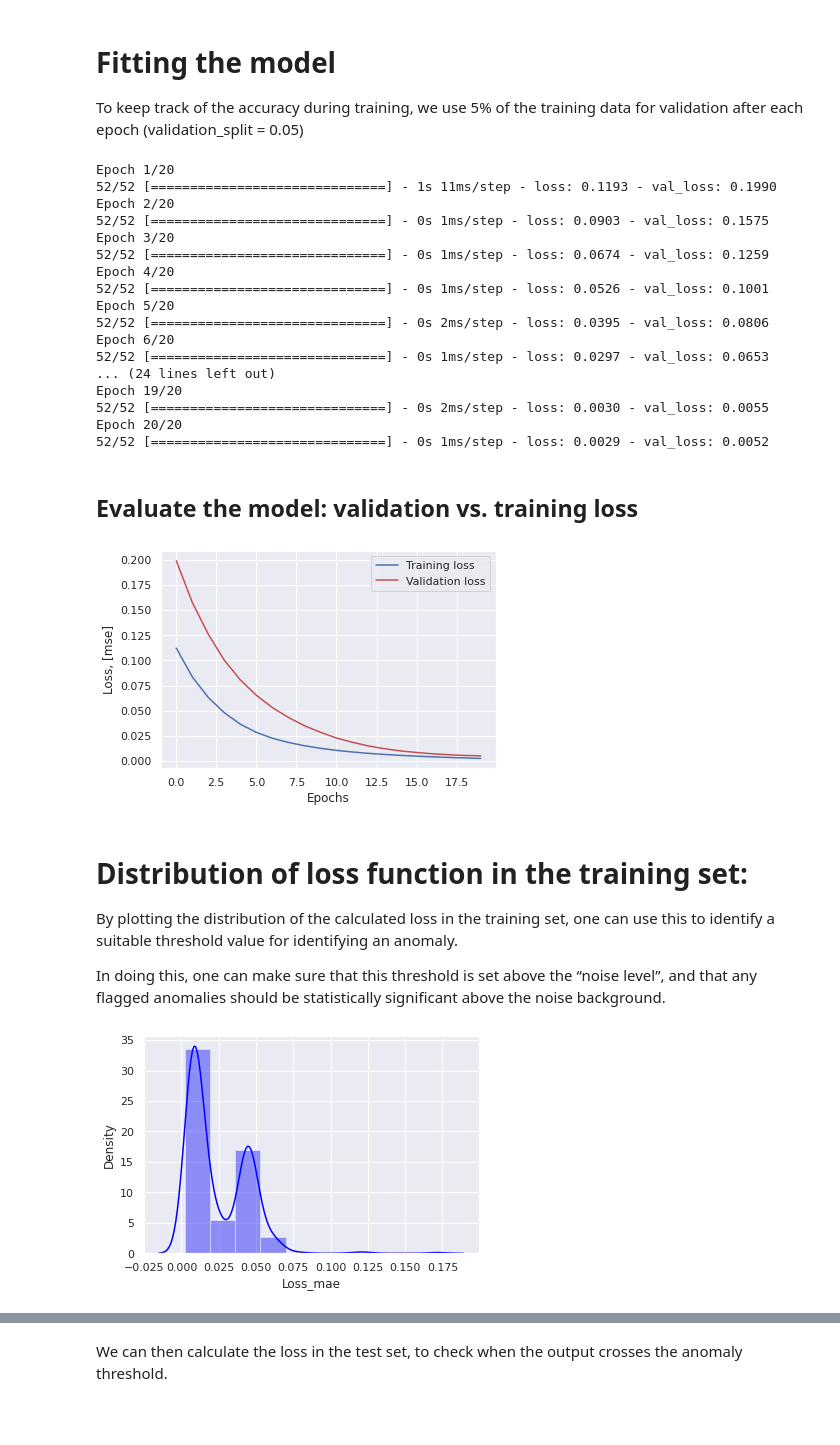
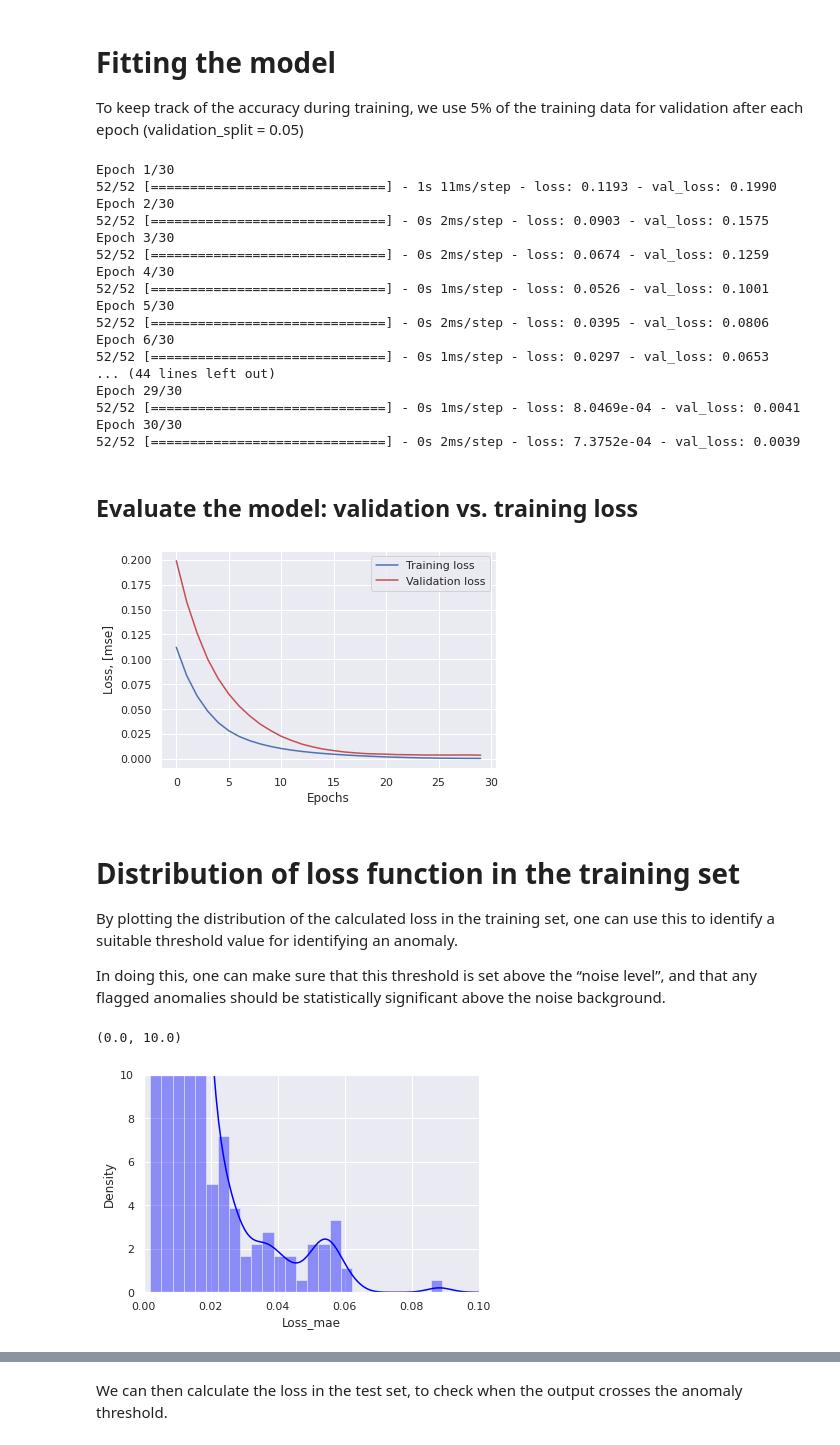
Before and after one commit to therobotacademy/kaggle-anomaly-detection, a Jupyter notebook: data/Autoencoders_outliers_detection/NASAbearingDataset-KerasAutoencoders_SetNo1.ipynb, the cells around one changed output, grey strips where cells are left out. Saved outputs shown, nothing was run; the diff lists cells and outputs as text; code cells hidden in the pictures; blank space fills up the shorter version.

```diff
--- a/data/Autoencoders_outliers_detection/NASAbearingDataset-KerasAutoencoders_SetNo1.ipynb
+++ b/data/Autoencoders_outliers_detection/NASAbearingDataset-KerasAutoencoders_SetNo1.ipynb
@@ -210,7 +210,7 @@ model.add(Dense(X_train.shape[1],
 model.compile(loss='mse',optimizer='adam')
 
 # Train model for 100 epochs, batch size of 10:
-NUM_EPOCHS=20
+NUM_EPOCHS=30
 BATCH_SIZE=10
 # %%
 from keras.utils.vis_utils import model_to_dot
@@ -228,23 +228,23 @@ history=model.fit(np.array(X_train),np.array(X_train),
                   validation_split=0.05,
                   verbose = 1)
 # %% [output]
-Epoch 1/20
+Epoch 1/30
 52/52 [==============================] - 1s 11ms/step - loss: 0.1193 - val_loss: 0.1990
-Epoch 2/20
-52/52 [==============================] - 0s 1ms/step - loss: 0.0903 - val_loss: 0.1575
-Epoch 3/20
-52/52 [==============================] - 0s 1ms/step - loss: 0.0674 - val_loss: 0.1259
-Epoch 4/20
+Epoch 2/30
+52/52 [==============================] - 0s 2ms/step - loss: 0.0903 - val_loss: 0.1575
+Epoch 3/30
+52/52 [==============================] - 0s 2ms/step - loss: 0.0674 - val_loss: 0.1259
+Epoch 4/30
 52/52 [==============================] - 0s 1ms/step - loss: 0.0526 - val_loss: 0.1001
-Epoch 5/20
+Epoch 5/30
 52/52 [==============================] - 0s 2ms/step - loss: 0.0395 - val_loss: 0.0806
-Epoch 6/20
+Epoch 6/30
 52/52 [==============================] - 0s 1ms/step - loss: 0.0297 - val_loss: 0.0653
-... (24 lines left out)
-Epoch 19/20
-52/52 [==============================] - 0s 2ms/step - loss: 0.0030 - val_loss: 0.0055
-Epoch 20/20
-52/52 [==============================] - 0s 1ms/step - loss: 0.0029 - val_loss: 0.0052
+... (44 lines left out)
+Epoch 29/30
+52/52 [==============================] - 0s 1ms/step - loss: 8.0469e-04 - val_loss: 0.0041
+Epoch 30/30
+52/52 [==============================] - 0s 2ms/step - loss: 7.3752e-04 - val_loss: 0.0039
 # %% [markdown]
 ## Evaluate the model: validation vs. training loss
 # %%
@@ -260,26 +260,28 @@ plt.ylabel('Loss, [mse]')
 #plt.ylim([0,.1])
 plt.show()
 # %% [output]
-[figure, old version]
+[figure, new version]
 # %% [markdown]
-# Distribution of loss function in the training set:
+# Distribution of loss function in the training set
 By plotting the distribution of the calculated loss in the training set, one can use this to identify a suitable threshold value for identifying an anomaly.
 
 In doing this, one can make sure that this threshold is set above the “noise level”, and that any flagged anomalies should be statistically significant above the noise background.
 # %%
 X_pred = model.predict(np.array(X_train))
 X_pred = pd.DataFrame(X_pred,
                       columns=X_train.columns)
 X_pred.index = X_train.index
 
 scored = pd.DataFrame(index=X_train.index)
 scored['Loss_mae'] = np.mean(np.abs(X_pred-X_train), axis = 1)
 plt.figure()
 sns.distplot(scored['Loss_mae'],
-             bins = 10,
+             bins = 40,
              kde= True,
             color = 'blue');
-#plt.xlim([0.0,.005])
+plt.xlim([0.0,.1])
+plt.ylim([0,10])
 # %% [output]
+(0.0, 10.0)
-[figure, old version]
+[figure, new version]
 # %% [markdown]
```
Also changed, not shown: parts of 5 cells of this notebook.
